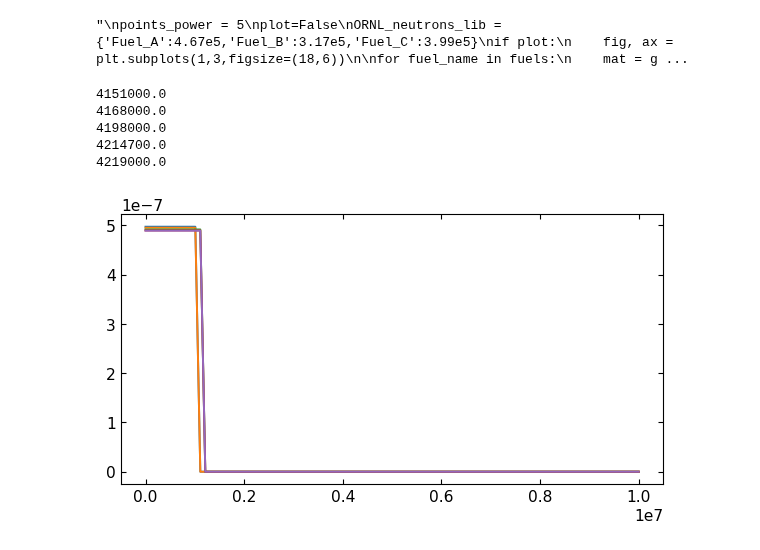
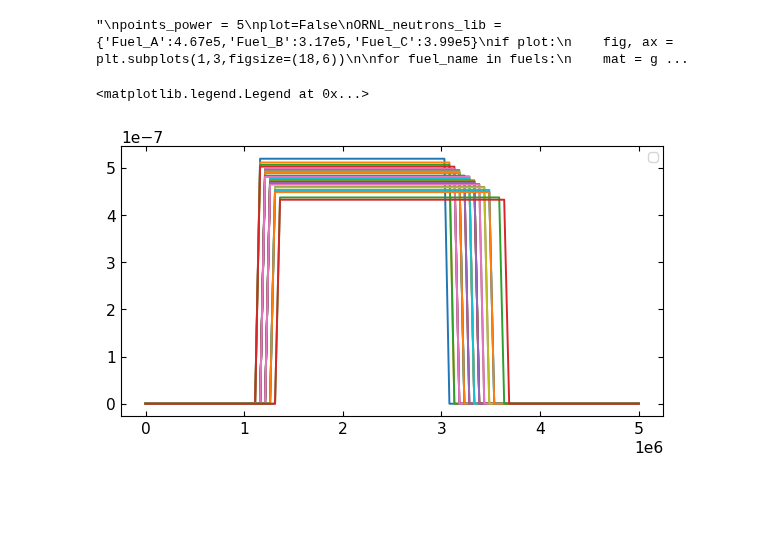
Before and after one commit to EmilEskol/Speciale, a Jupyter notebook: 4Neutron_spectrum_from_alpha_N.ipynb, the cells around one changed output. Cells and saved outputs as stored; diff of their text form; code cells hidden in the pictures; blank space fills up the shorter version.

```diff
--- a/4Neutron_spectrum_from_alpha_N.ipynb
+++ b/4Neutron_spectrum_from_alpha_N.ipynb
@@ -468,47 +468,46 @@ for fuel_name in fuels:
 def neutron_energy_alpha_n(E_a,theta,nuclide_name):
     m_a = 4.001506179127#openmc.data.atomic_mass('He4') #alpha mass
     m_n = 1.008664915904 #neutron mass
+    m_T = openmc.data.atomic_mass(nuclide_name)#target nuclide
 
     Z, A, m =openmc.data.zam(nuclide_name)
     new_Z = Z+2
-    #print(f'{openmc.data.ATOMIC_SYMBOL[new_Z]}{A+3}')
-    m_R = openmc.data.atomic_mass(f'{openmc.data.ATOMIC_SYMBOL[new_Z]}{A+3}')#residual recoil nucleus
+    m_R = openmc.data.atomic_mass(f'{openmc.data.ATOMIC_SYMBOL[new_Z]}{A+3}') #residual recoil nucleus
 
-    Q_i = 1 #=m_a+m_T-m_n-m_D
+    Q_i =m_a+m_T-m_n-m_R  #From energy/mass conservation in m_T+m_a = m_n-m_R
 
     term0 = m_a*m_n*E_a*np.pow(np.cos(theta),2)/np.pow(m_n+m_R,2)
-    term1 = (m_R*Q_i+(m_R-m_a)*E_a)/(m_a+m_R)*0
+    term1 = (m_R*Q_i+(m_R-m_a)*E_a)/(m_a+m_R)
     term2 = 2*np.cos(theta)/(m_n+m_R)*np.sqrt(m_a*m_n*E_a*(m_R*Q_i+(m_R-m_a)*E_a)/(m_n+m_R))
 
     return term0 + term1 + term2
 
 def transfer_kernel(E_a,E_n,nuclide_name):
     E_n_max = neutron_energy_alpha_n(E_a,0,nuclide_name)
     E_n_min = min([neutron_energy_alpha_n(E_a,np.pi/2,nuclide_name),neutron_energy_alpha_n(E_a,np.pi,nuclide_name)])
 
     if E_n < E_n_max and E_n > E_n_min:
         return 1/(E_n_max-E_n_min)
     else:
         return 0
 fig, ax = plt.subplots()
 #ax.semilogy()
 #ax.set_ylim(4e-7,5.5e-7)
 #ax.set_xlim(-0.1e7,0.2e7)
 
-lin = np.linspace(0,1e7,100)
+lin = np.linspace(0,5e6,100)
 E_as = np.sort([4108600.0, 4150600.0, 4276100.0, 4603500.0, 4722400.0, 4774600.0, 3975854.0, 4077101.0, 4150000.0,
         4214700.0, 4219000.0, 4219928.0, 4271000.0, 4279693.0, 4287360.0, 4295000.0, 4325795.0, 4328547.0,
         4362362.0, 4366100.0, 4381431.0, 4397800.0, 4414000.0, 4435000.0, 4502000.0, 4556000.0, 4596400.0,
         4168000.0, 4332000.0, 4445000.0, 4494000.0, 4038000.0, 4151000.0, 4198000.0])
-for E_a in E_as[-28:-23]:
-    print(E_a)
+theta = np.linspace(0,2*np.pi,100)
+for E_a in E_as:
+    #print(E_a)
+    #ax.plot(theta,neutron_energy_alpha_n(E_a,theta,'Be9'),label=f'$E_a$={E_a:.3g}')
     kernel = [transfer_kernel(E_a,n,'Be9') for n in lin]
     ax.plot(lin,kernel)
+ax.legend()
 # %% [output]
-4151000.0
-4168000.0
-4198000.0
-4214700.0
-4219000.0
+<matplotlib.legend.Legend at 0x...>
-[figure, old version]
+[figure, new version]
 # %%
```
Also changed, not shown: parts of 3 cells of this notebook.
